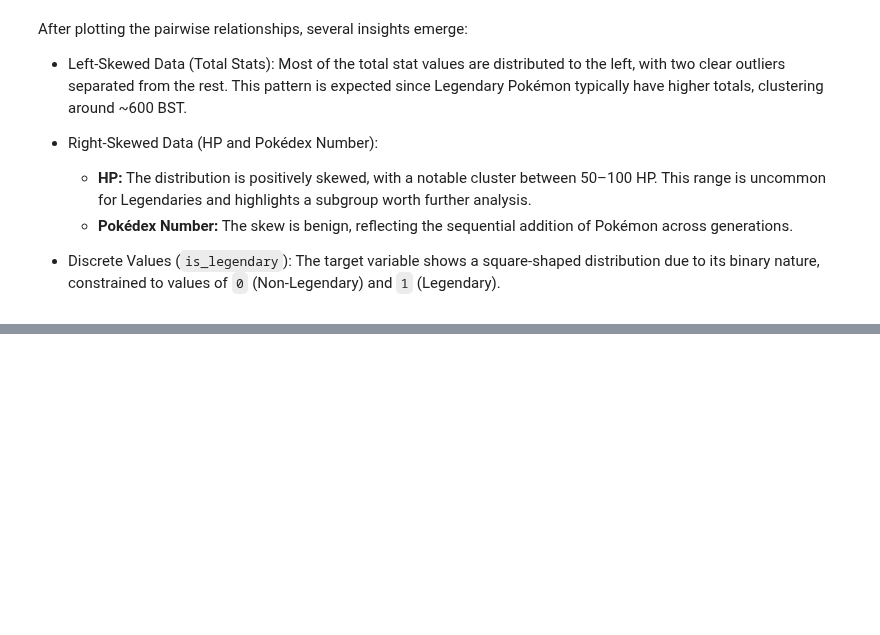
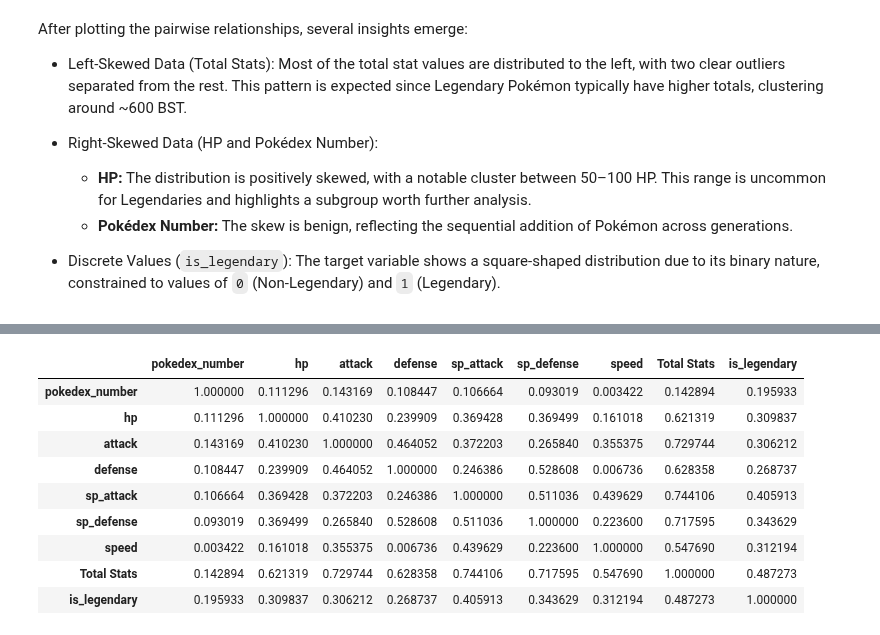
Before and after one commit to Alaninja1209/Pokemon-Legendary-Classifier, a Jupyter notebook: Pokemon_EDA_Stage.ipynb, the cells around one changed output, grey strips where cells are left out. Saved outputs shown, nothing was run; the diff lists cells and outputs as text; code cells hidden in the pictures; blank space fills up the shorter version.

```diff
--- a/Pokemon_EDA_Stage.ipynb
+++ b/Pokemon_EDA_Stage.ipynb
@@ -375,0 +386,14 @@ After plotting the pairwise relationships, several insights emerge:
+# %%
+# Getting our correlation matrix
+df_pokemon.corr(numeric_only = True)
+# %% [output]
+|  | pokedex_number | hp | attack | defense | sp_attack | sp_defense | speed | Total Stats | is_legendary |
+| pokedex_number | 1.000000 | 0.111296 | 0.143169 | 0.108447 | 0.106664 | 0.093019 | 0.003422 | 0.142894 | 0.195933 |
+| hp | 0.111296 | 1.000000 | 0.410230 | 0.239909 | 0.369428 | 0.369499 | 0.161018 | 0.621319 | 0.309837 |
+| attack | 0.143169 | 0.410230 | 1.000000 | 0.464052 | 0.372203 | 0.265840 | 0.355375 | 0.729744 | 0.306212 |
+| defense | 0.108447 | 0.239909 | 0.464052 | 1.000000 | 0.246386 | 0.528608 | 0.006736 | 0.628358 | 0.268737 |
+| sp_attack | 0.106664 | 0.369428 | 0.372203 | 0.246386 | 1.000000 | 0.511036 | 0.439629 | 0.744106 | 0.405913 |
+| sp_defense | 0.093019 | 0.369499 | 0.265840 | 0.528608 | 0.511036 | 1.000000 | 0.223600 | 0.717595 | 0.343629 |
+| speed | 0.003422 | 0.161018 | 0.355375 | 0.006736 | 0.439629 | 0.223600 | 1.000000 | 0.547690 | 0.312194 |
+| Total Stats | 0.142894 | 0.621319 | 0.729744 | 0.628358 | 0.744106 | 0.717595 | 0.547690 | 1.000000 | 0.487273 |
+| is_legendary | 0.195933 | 0.309837 | 0.306212 | 0.268737 | 0.405913 | 0.343629 | 0.312194 | 0.487273 | 1.000000 |
```
Also changed, not shown: parts of 3 cells of this notebook.
